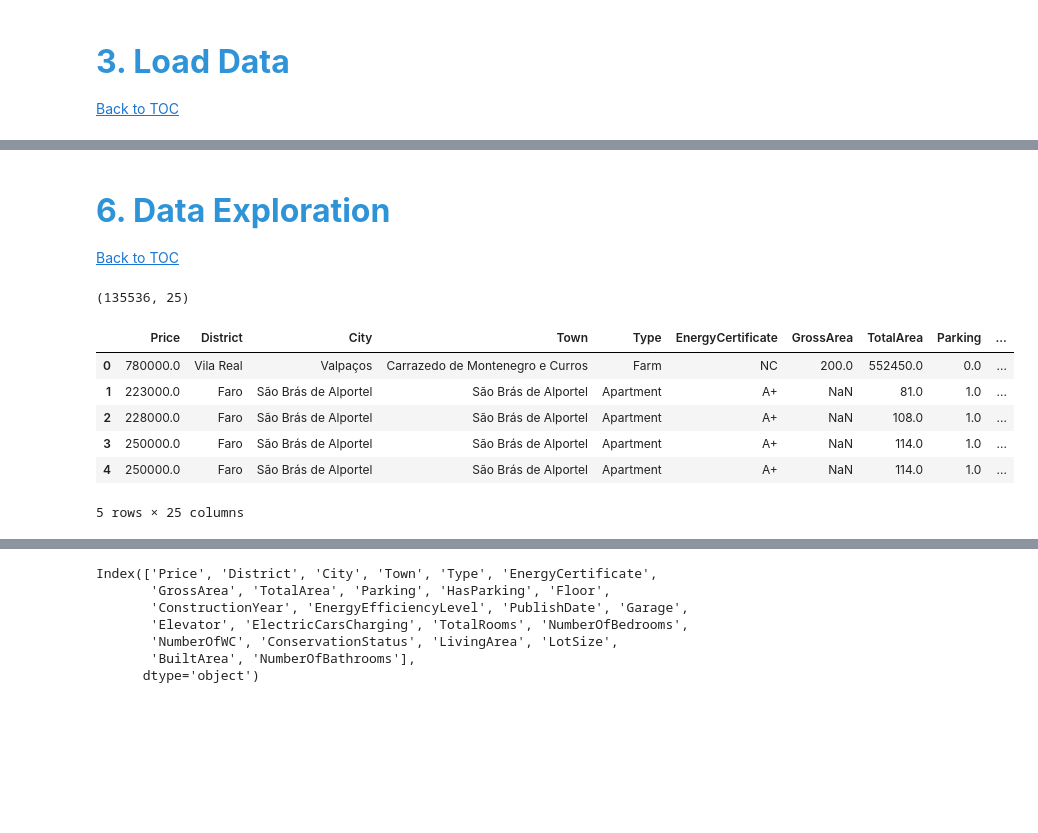
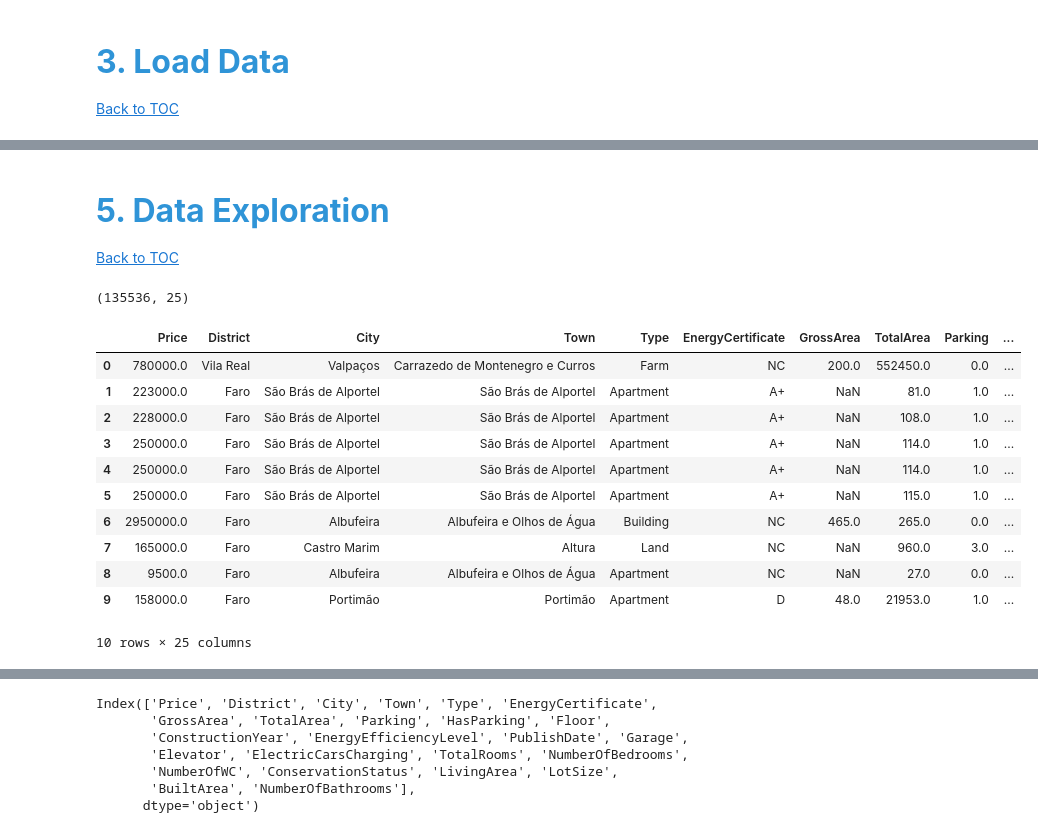
Before and after one commit to barbara-sousa-franco/MLOps_Project, a Jupyter notebook: notebooks/EDA.ipynb, the cells around one changed output, grey strips where cells are left out. Saved outputs shown, nothing was run; the diff lists cells and outputs as text; code cells hidden in the pictures; blank space fills up the shorter version.

```diff
--- a/notebooks/EDA.ipynb
+++ b/notebooks/EDA.ipynb
@@ -52,3 +63 @@ df_train = pd.read_csv('../data/01_raw/portugal_listings.csv')
-# %%
-df_train['PublishDate'] = pd.to_datetime(df_train['PublishDate'], errors='coerce')
 # %% [markdown]
@@ -111,7 +102,7 @@ df_train['PublishDate'] = pd.to_datetime(df_train['PublishDate'], errors='coerce
 #       'NumberOfWC', 'ConservationStatus', 'LivingArea', 'LotSize',
 #       'BuiltArea', 'NumberOfBathrooms'
 # %% [markdown]
-# <font color='#2f94d7' size=6>**6. Data Exploration**</font> <a class="anchor" id="4"></a>
+# <font color='#2f94d7' size=6>**5. Data Exploration**</font> <a class="anchor" id="5"></a>
 
 [Back to TOC](#toc)
 # %%
@@ -119,13 +110,18 @@ df_train.shape
 # %% [output]
 (135536, 25)
 # %%
-df_train.head()
+df_train.head(10)
 # %% [output]
 |  | Price | District | City | Town | Type | EnergyCertificate | GrossArea | TotalArea | Parking | ... |
 | 0 | 780000.0 | Vila Real | Valpaços | Carrazedo de Montenegro e Curros | Farm | NC | 200.0 | 552450.0 | 0.0 | ... |
 | 1 | 223000.0 | Faro | São Brás de Alportel | São Brás de Alportel | Apartment | A+ | NaN | 81.0 | 1.0 | ... |
 | 2 | 228000.0 | Faro | São Brás de Alportel | São Brás de Alportel | Apartment | A+ | NaN | 108.0 | 1.0 | ... |
 | 3 | 250000.0 | Faro | São Brás de Alportel | São Brás de Alportel | Apartment | A+ | NaN | 114.0 | 1.0 | ... |
 | 4 | 250000.0 | Faro | São Brás de Alportel | São Brás de Alportel | Apartment | A+ | NaN | 114.0 | 1.0 | ... |
+| 5 | 250000.0 | Faro | São Brás de Alportel | São Brás de Alportel | Apartment | A+ | NaN | 115.0 | 1.0 | ... |
+| 6 | 2950000.0 | Faro | Albufeira | Albufeira e Olhos de Água | Building | NC | 465.0 | 265.0 | 0.0 | ... |
+| 7 | 165000.0 | Faro | Castro Marim | Altura | Land | NC | NaN | 960.0 | 3.0 | ... |
+| 8 | 9500.0 | Faro | Albufeira | Albufeira e Olhos de Água | Apartment | NC | NaN | 27.0 | 0.0 | ... |
+| 9 | 158000.0 | Faro | Portimão | Portimão | Apartment | D | 48.0 | 21953.0 | 1.0 | ... |
-5 rows × 25 columns
+10 rows × 25 columns
 # %%
```
Also changed, not shown: parts of 76 cells of this notebook.
